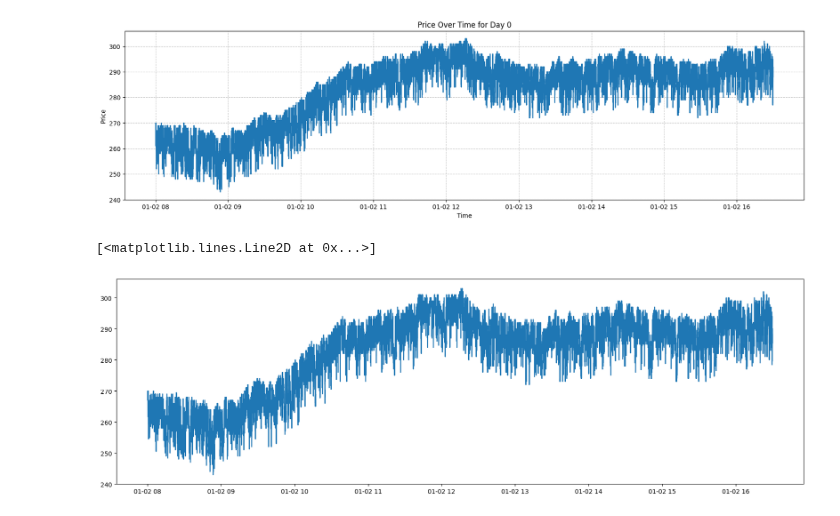
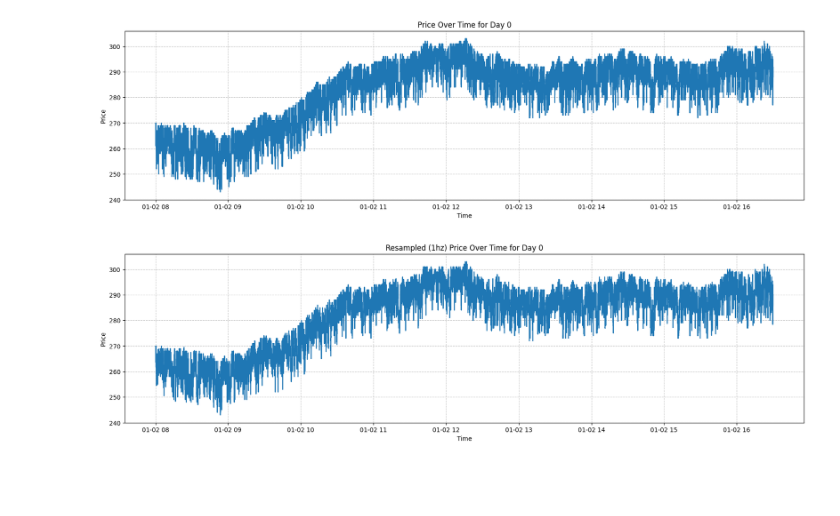
Before and after one commit to UoB-DSMP-2023-24/dsmp-2024-group-19, a Jupyter notebook: Tapes_EDA.ipynb, the cells around one changed output. Drawn from its saved outputs; the diff is of its cells as text; code cells hidden in the pictures; blank space fills up the shorter version.

```diff
--- a/Tapes_EDA.ipynb
+++ b/Tapes_EDA.ipynb
@@ -115,12 +115,15 @@ plt.show()
 # %%
 resampled_df = tapes[0]
 resampled_df["Price*Volume"] = resampled_df["Price"] * resampled_df["Volume"]
 resampled_df = resampled_df.resample("1s").sum()
 resampled_df["Price"] = resampled_df["Price*Volume"] / resampled_df["Volume"]
 resampled_df["Price"] = resampled_df["Price"].fillna(method='ffill')
 
-plt.figure(figsize=(20,6))
+plt.figure(figsize=(20,5))
 plt.plot(resampled_df.index, resampled_df["Price"])
+plt.xlabel('Time')
+plt.ylabel('Price')
+plt.title('Resampled (1hz) Price Over Time for Day 0')
+plt.grid(True, linestyle='--', alpha=0.7)
 # %% [output]
-[<matplotlib.lines.Line2D at 0x...>]
-[figure, old version]
+[figure, new version]
```
Also changed, not shown: 2 other files.
